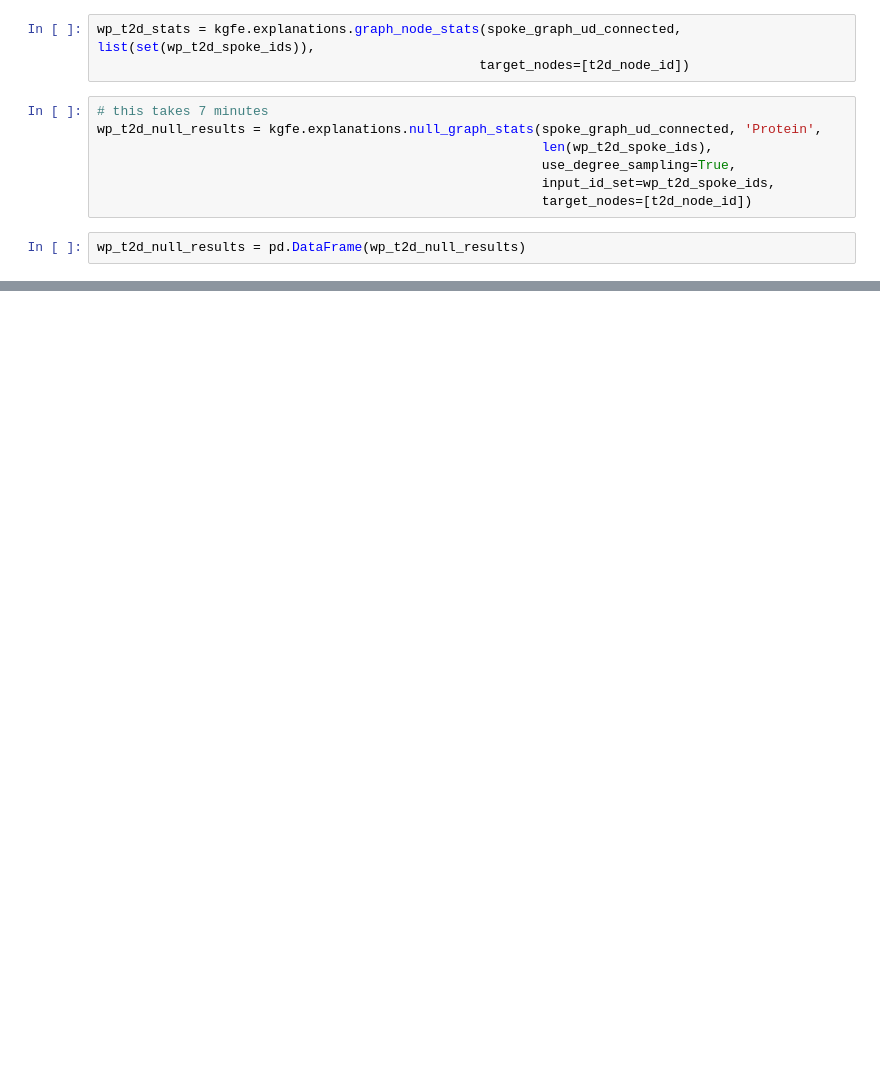
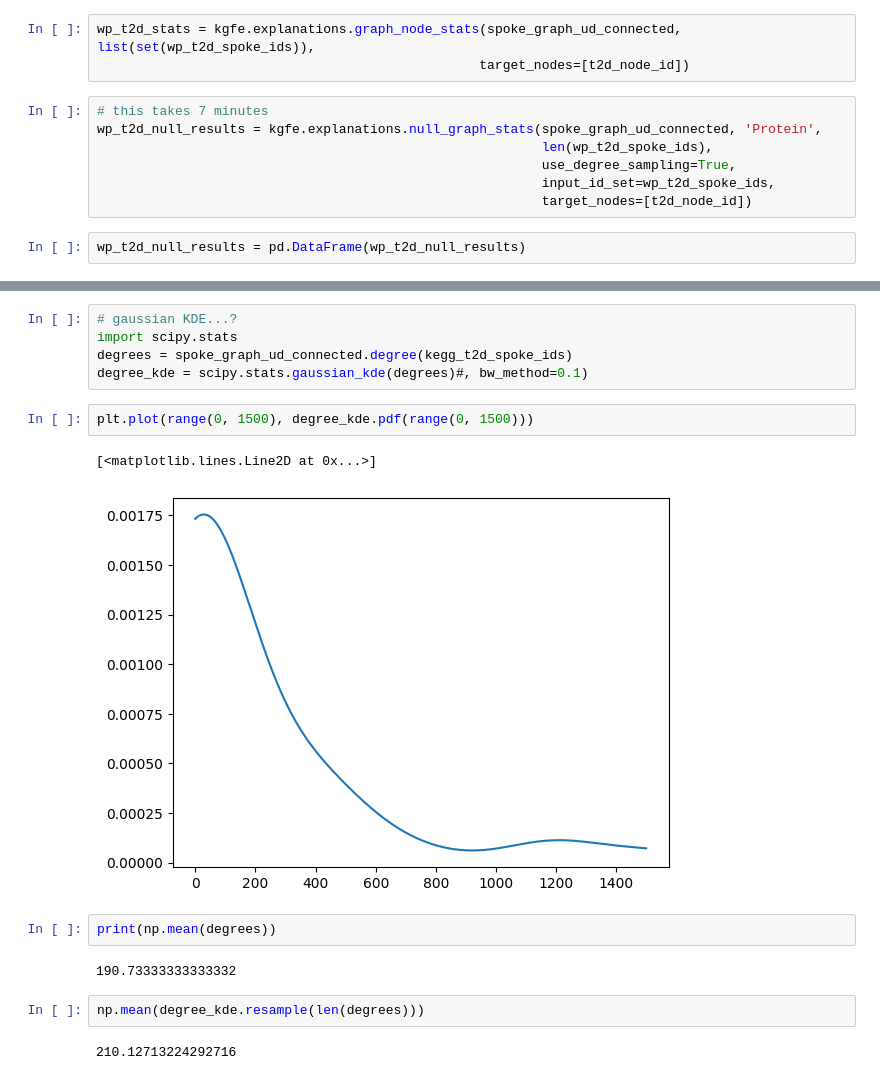
Before and after one commit to yjzhang/kg_feature_engineering, a Jupyter notebook: notebooks/Unified_Arivale_T2D_analysis_SPOKE2021_2023_08_07.ipynb, the cells around one changed output, grey strips where cells are left out. Cells and saved outputs as stored; diff of their text form; blank space fills up the shorter version.

```diff
--- a/notebooks/Unified_Arivale_T2D_analysis_SPOKE2021_2023_08_07.ipynb
+++ b/notebooks/Unified_Arivale_T2D_analysis_SPOKE2021_2023_08_07.ipynb
@@ -394,0 +417,18 @@ plt.legend()
+# %%
+# gaussian KDE...?
+import scipy.stats
+degrees = spoke_graph_ud_connected.degree(kegg_t2d_spoke_ids)
+degree_kde = scipy.stats.gaussian_kde(degrees)#, bw_method=0.1)
+# %%
+plt.plot(range(0, 1500), degree_kde.pdf(range(0, 1500)))
+# %% [output]
+[<matplotlib.lines.Line2D at 0x...>]
+[figure, added]
+# %%
+print(np.mean(degrees))
+# %% [output]
+190.73333333333332
+# %%
+np.mean(degree_kde.resample(len(degrees)))
+# %% [output]
+210.12713224292716
```
Also changed, not shown: parts of 23 cells of this notebook, 3 other files.
